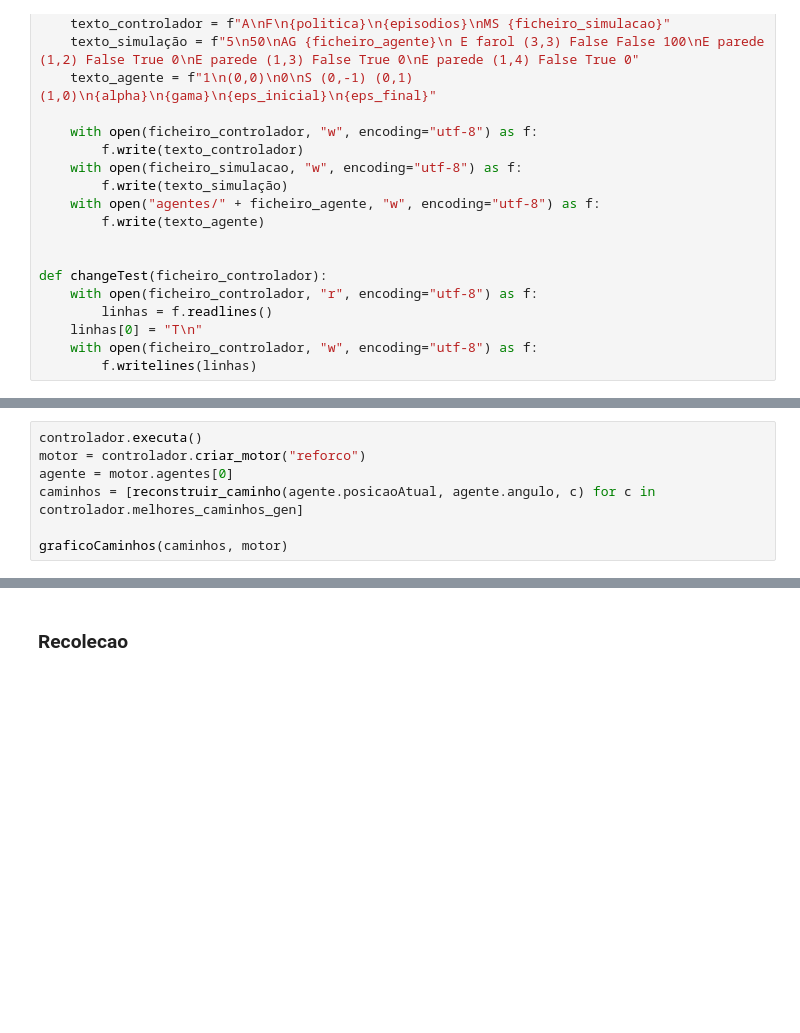
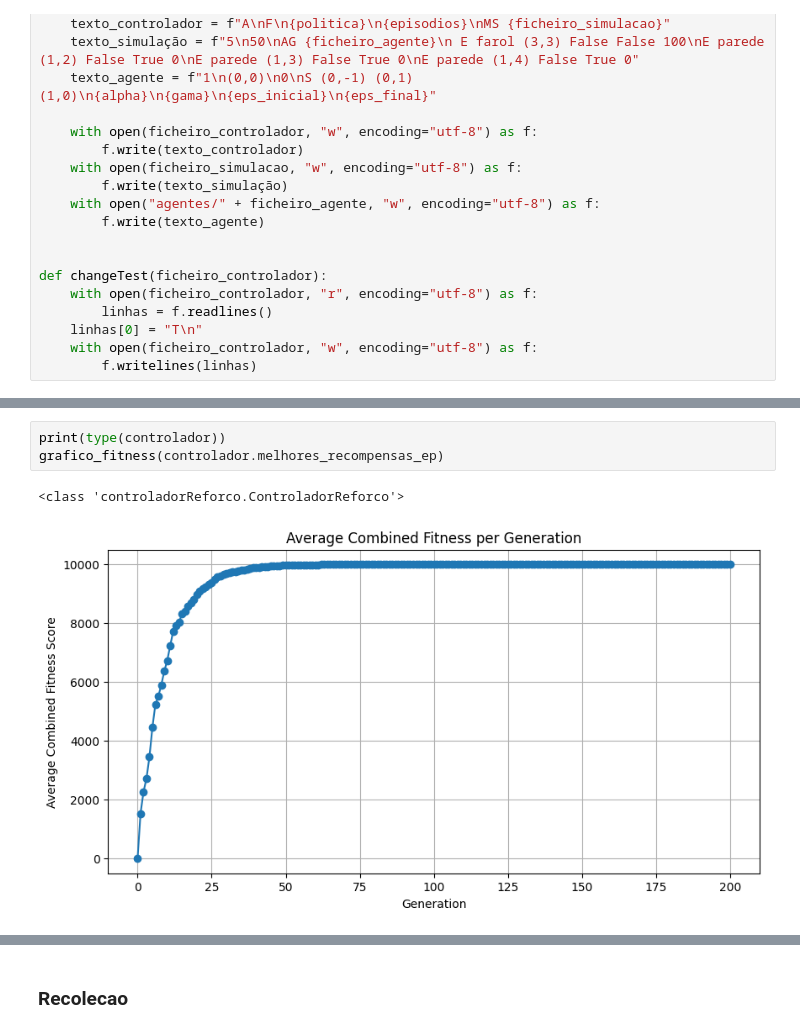
Before and after one commit to Biancs13/ProjetoAA, a Jupyter notebook: Demo.ipynb, the cells around one changed output, grey strips where cells are left out. Drawn from its saved outputs; the diff is of its cells as text; blank space fills up the shorter version.

Commit message:
UAi 50 graficos 3

```diff
--- a/Demo.ipynb
+++ b/Demo.ipynb
@@ -428,10 +388,9 @@ Episódio: 20000/20000: Recompensa máxima encontrada: 9999.999999432503
 # %%
-controlador.executa()
-motor = controlador.criar_motor("reforco")
-agente = motor.agentes[0]
-caminhos = [reconstruir_caminho(agente.posicaoAtual, agente.angulo, c) for c in controlador.melhores_caminhos_gen]
-
-graficoCaminhos(caminhos, motor)
+print(type(controlador))
+grafico_fitness(controlador.melhores_recompensas_ep)
+# %% [output]
+<class 'controladorReforco.ControladorReforco'>
+[figure, added]
 # %%
 changeTest(ficheiro_controlador)
 controlador = criarControlador(ficheiro_controlador)
```
Also changed, not shown: parts of 16 cells of this notebook, 11 other files.
